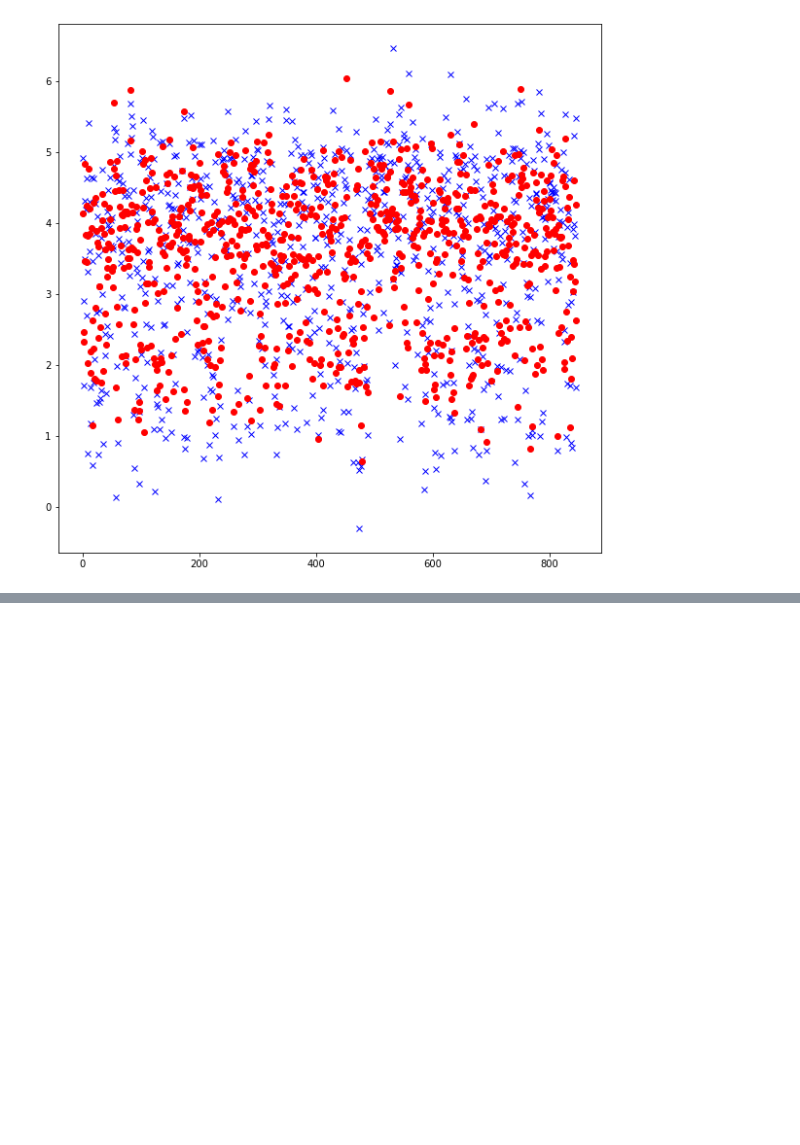
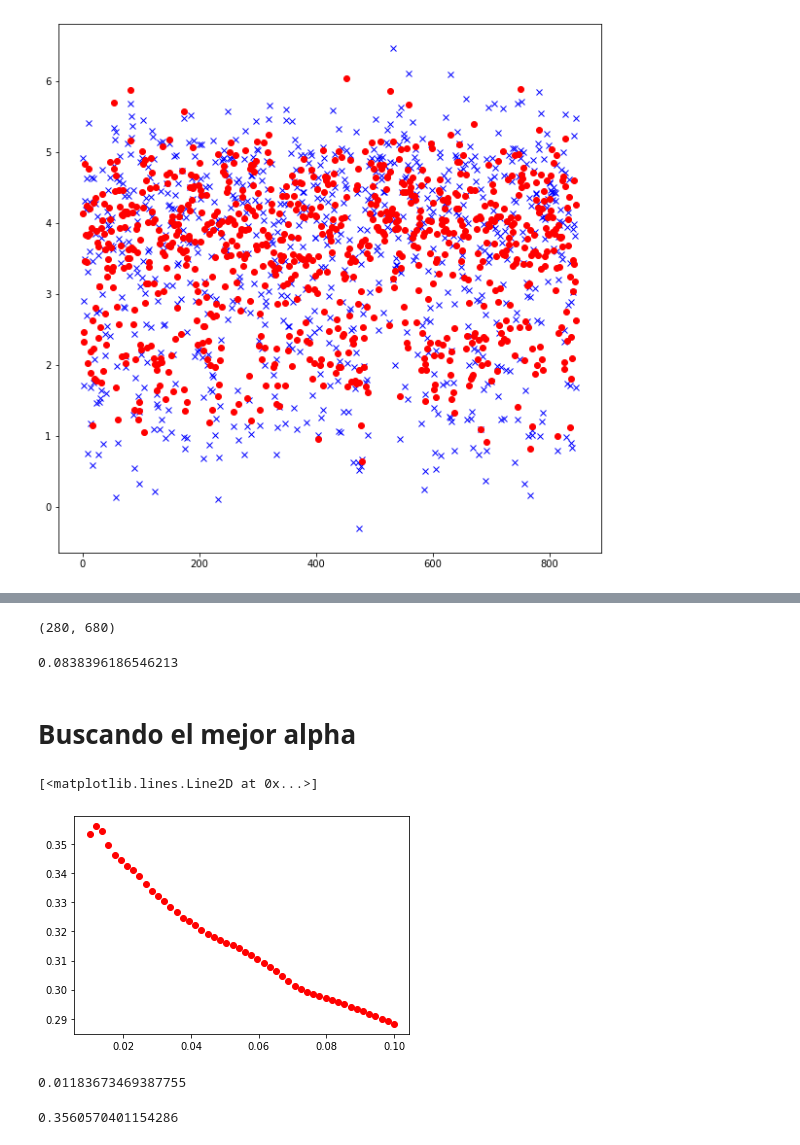
Before and after one commit to ramonapariciog/LIAPRE-Masters, a Jupyter notebook: clases/regresion/Apoyo_regresion_lineal.ipynb, the cells around one changed output, grey strips where cells are left out. Cells and saved outputs as stored; diff of their text form; code cells hidden in the pictures; blank space fills up the shorter version.

```diff
--- a/clases/regresion/Apoyo_regresion_lineal.ipynb
+++ b/clases/regresion/Apoyo_regresion_lineal.ipynb
@@ -302,0 +346,3 @@ plt.bar(np.arange(680), model.coef_, 0.3)
+# %%
+ridgeregcv = RidgeCV(alphas=np.logspace(-2, 3, 10), cv=10, normalize=True)
+ridgeregcv.fit(X_coded, Y)
@@ -302,0 +365,40 @@ plt.bar(np.arange(680), model.coef_, 0.3)
+# %%
+X_train, X_test, y_train, y_test = train_test_split(X_coded, Y, test_size=0.33, random_state=42)
+# %%
+X_test.shape
+# %% [output]
+(280, 680)
+# %%
+lassoModel = Lasso(alpha=0.3)
+lassoModel.fit(X_train, y_train)
+lassoModel.score(X_test, y_test)
+# %% [output]
+0.0838396186546213
+# %% [markdown]
+# Buscando el mejor alpha
+# %%
+def r2max(alpha, X_train, y_train, X_test, y_test):
+    lassoModel = Lasso(alpha=alpha)
+    lassoModel.fit(X_train, y_train)
+    r2 = lassoModel.score(X_test, y_test)
+    return r2
+
+r2ses = []
+alphas = np.linspace(0.01, 0.1, 50)
+for alpha in alphas:
+    r2ses.append(r2max(alpha,X_train, y_train, X_test, y_test))
+# %%
+plt.plot(alphas, r2ses, 'ro')
+# %% [output]
+[<matplotlib.lines.Line2D at 0x...>]
+[figure, added]
+# %%
+print(alphas[1])
+# %% [output]
+0.01183673469387755
+# %%
+lassoModel = Lasso(alpha=alphas[1])
+lassoModel.fit(X_train[listaCoefs], y_train)
+lassoModel.score(X_test[listaCoefs], y_test)
+# %% [output]
+0.3560570401154286
```
Also changed, not shown: parts of 23 cells of this notebook, 2 other files.
